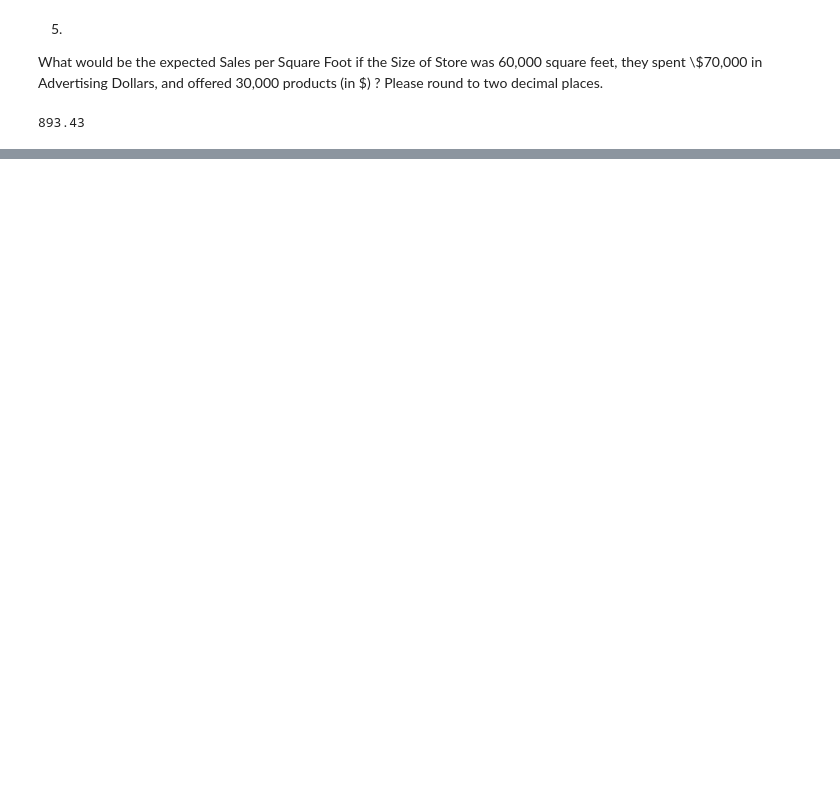
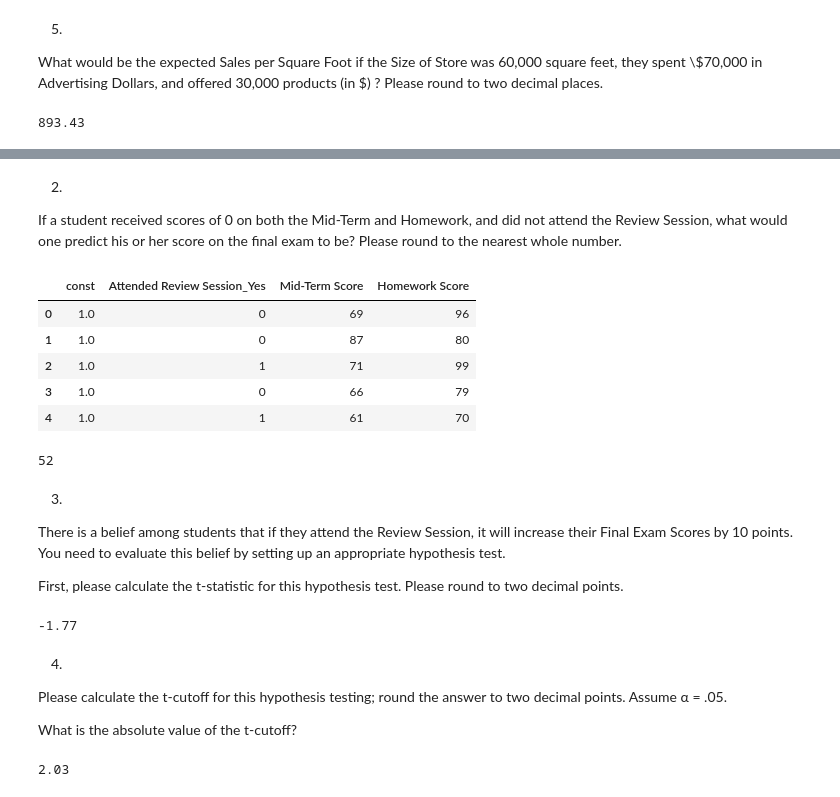
Before and after one commit to LZNEWT00Z/BSaAS, a Jupyter notebook: 3. Linear Regression for Business Statistics.ipynb, the cells around one changed output, grey strips where cells are left out. Cells and saved outputs as stored; diff of their text form; code cells hidden in the pictures; blank space fills up the shorter version.

```diff
--- a/3. Linear Regression for Business Statistics.ipynb
+++ b/3. Linear Regression for Business Statistics.ipynb
@@ -188,0 +250,8 @@ round(model.predict([1, 60000, 70000, 30000])[0], 2)  # 1 is added constant
+# %%
+X = pd.get_dummies(quiz_data, drop_first=True)[["Attended Review Session_Yes", "Mid-Term Score", "Homework Score"]]
+Y = quiz_data["Final Exam Score"]
+
+X = sm.add_constant(X)
+model = sm.OLS(Y, X, hasconst=True).fit()
+print_model = model.summary()
+print(print_model)
@@ -188,0 +276,39 @@ round(model.predict([1, 60000, 70000, 30000])[0], 2)  # 1 is added constant
+# %% [markdown]
+2.
+
+If a student received scores of 0 on both the Mid-Term and Homework, and did not attend the Review Session, what would one predict his or her score on the final exam to be? Please round to the nearest whole number.
+# %%
+X.head()
+# %% [output]
+|  | const | Attended Review Session_Yes | Mid-Term Score | Homework Score |
+| 0 | 1.0 | 0 | 69 | 96 |
+| 1 | 1.0 | 0 | 87 | 80 |
+| 2 | 1.0 | 1 | 71 | 99 |
+| 3 | 1.0 | 0 | 66 | 79 |
+| 4 | 1.0 | 1 | 61 | 70 |
+# %%
+round(model.predict([1, 0, 0, 0])[0])  # 1 is added constant
+# %% [output]
+52
+# %% [markdown]
+3.
+
+There is a belief among students that if they attend the Review Session, it will increase their Final Exam Scores by 10 points. You need to evaluate this belief by setting up an appropriate hypothesis test.
+
+First, please calculate the t-statistic for this hypothesis test. Please round to two decimal points.
+# %%
+t_statistic = (model.params["Attended Review Session_Yes"] - 10) / model.bse["Attended Review Session_Yes"]
+print(round(t_statistic, 2))
+# %% [output]
+-1.77
+# %% [markdown]
+4.
+
+Please calculate the t-cutoff for this hypothesis testing; round the answer to two decimal points. Assume α = .05.
+
+What is the absolute value of the t-cutoff?
+# %%
+t_cutoff = abs(t.ppf(0.05/2, model.df_resid))
+print(round(t_cutoff, 2))
+# %% [output]
+2.03
```
Also changed, not shown: parts of 35 cells of this notebook, 4 other files.
